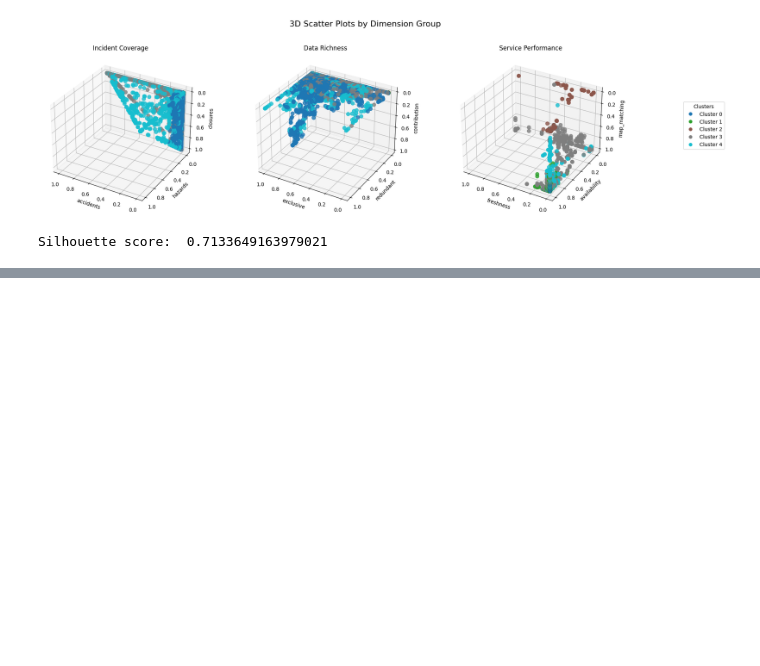
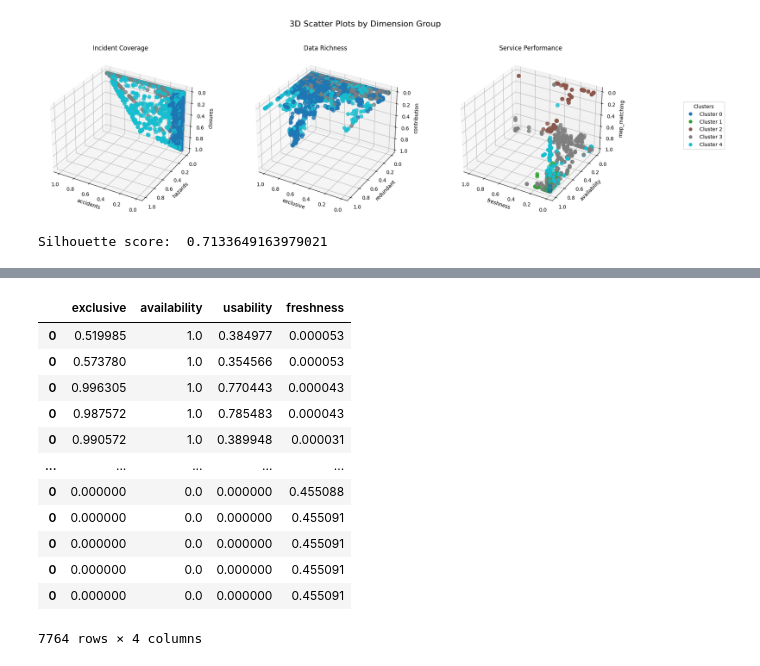
Before and after one commit to ArjanFaber-TomTom/Provider_Classification_System_Development, a Jupyter notebook: Providers_Classification.ipynb, the cells around one changed output, grey strips where cells are left out. Cells and saved outputs as stored; diff of their text form; code cells hidden in the pictures; blank space fills up the shorter version.

```diff
--- a/Providers_Classification.ipynb
+++ b/Providers_Classification.ipynb
@@ -398,0 +452,16 @@ df_clus_thld
+# %%
+corr
+# %% [output]
+|  | exclusive | availability | usability | freshness |
+| 0 | 0.519985 | 1.0 | 0.384977 | 0.000053 |
+| 0 | 0.573780 | 1.0 | 0.354566 | 0.000053 |
+| 0 | 0.996305 | 1.0 | 0.770443 | 0.000043 |
+| 0 | 0.987572 | 1.0 | 0.785483 | 0.000043 |
+| 0 | 0.990572 | 1.0 | 0.389948 | 0.000031 |
+| ... | ... | ... | ... | ... |
+| 0 | 0.000000 | 0.0 | 0.000000 | 0.455088 |
+| 0 | 0.000000 | 0.0 | 0.000000 | 0.455091 |
+| 0 | 0.000000 | 0.0 | 0.000000 | 0.455091 |
+| 0 | 0.000000 | 0.0 | 0.000000 | 0.455091 |
+| 0 | 0.000000 | 0.0 | 0.000000 | 0.455091 |
+7764 rows × 4 columns
```
Also changed, not shown: parts of 6 cells of this notebook.
